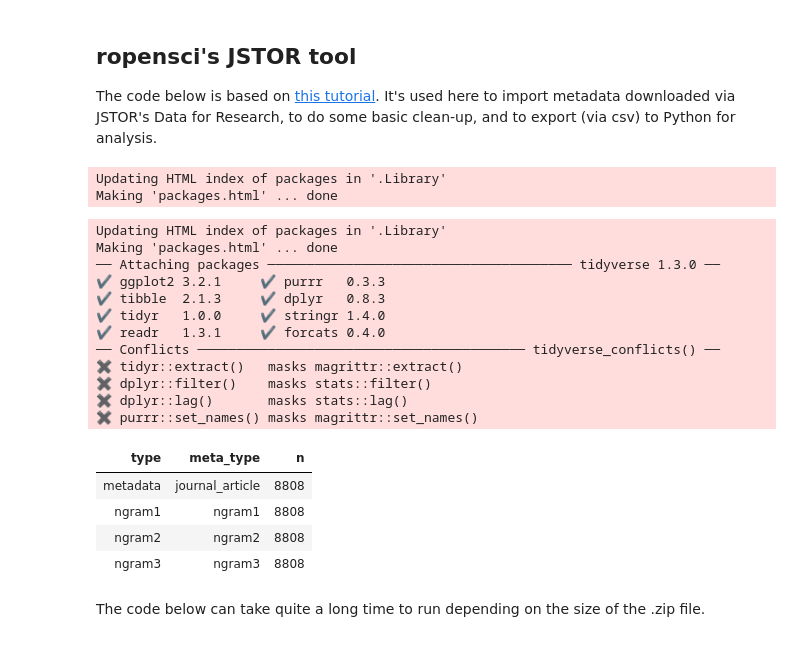
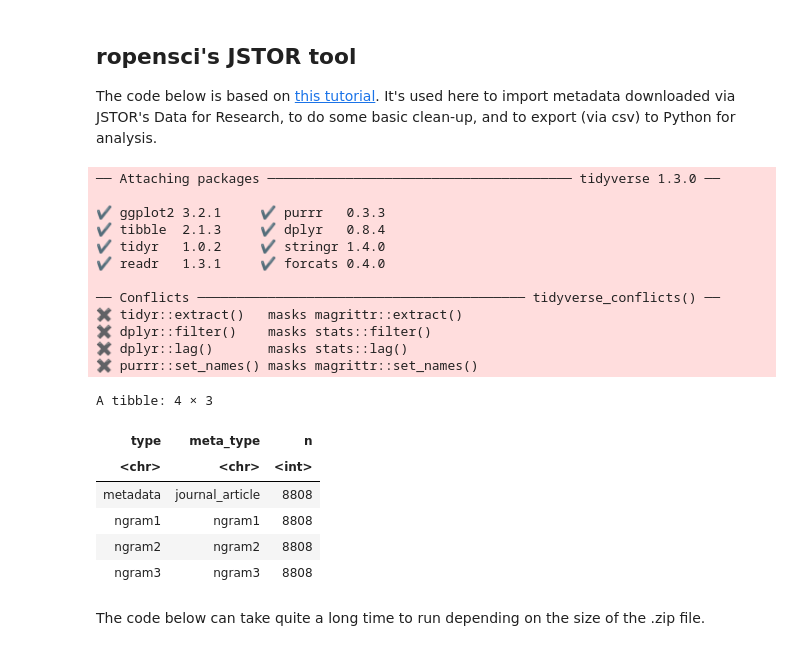
Before and after one commit to chennesy/dfr_lq, a Jupyter notebook: 1_import_r.ipynb, the cells around one changed output. Cells and saved outputs as stored; diff of their text form; code cells hidden in the pictures.

```diff
--- a/1_import_r.ipynb
+++ b/1_import_r.ipynb
@@ -2,8 +2,3 @@
 ## ropensci's JSTOR tool
 
 The code below is based on [this tutorial](https://github.com/ropensci/jstor/blob/master/vignettes/analysing-n-grams.Rmd). It's used here to import metadata downloaded via JSTOR's Data for Research, to do some basic clean-up, and to export (via csv) to Python for analysis.
-# %%
-install.packages("jstor")
-# %% [output]
-Updating HTML index of packages in '.Library'
-Making 'packages.html' ... done
@@ -10,26 +8,28 @@ Making 'packages.html' ... done
 # %%
 library(jstor)
 library(magrittr)
-install.packages("tidyverse")
 library(future)
 library(tidyverse)
 # %% [output]
-Updating HTML index of packages in '.Library'
-Making 'packages.html' ... done
 ── Attaching packages ─────────────────────────────────────── tidyverse 1.3.0 ──
+
 ✔ ggplot2 3.2.1     ✔ purrr   0.3.3
-✔ tibble  2.1.3     ✔ dplyr   0.8.3
-✔ tidyr   1.0.0     ✔ stringr 1.4.0
+✔ tibble  2.1.3     ✔ dplyr   0.8.4
+✔ tidyr   1.0.2     ✔ stringr 1.4.0
 ✔ readr   1.3.1     ✔ forcats 0.4.0
+
 ── Conflicts ────────────────────────────────────────── tidyverse_conflicts() ──
 ✖ tidyr::extract()   masks magrittr::extract()
 ✖ dplyr::filter()    masks stats::filter()
 ✖ dplyr::lag()       masks stats::lag()
 ✖ purrr::set_names() masks magrittr::set_names()
 # %%
-jst_preview_zip("downloads/receipt-id-1477091-part-001.zip")
+jst_preview_zip("receipt-id-1477091-part-001.zip")
+#jst_preview_zip("data-improved.zip")
 # %% [output]
+A tibble: 4 × 3
 | type | meta_type | n |
+| <chr> | <chr> | <int> |
 | metadata | journal_article | 8808 |
 | ngram1 | ngram1 | 8808 |
 | ngram2 | ngram2 | 8808 |
```
Also changed, not shown: parts of 4 cells of this notebook, 2 other files.
